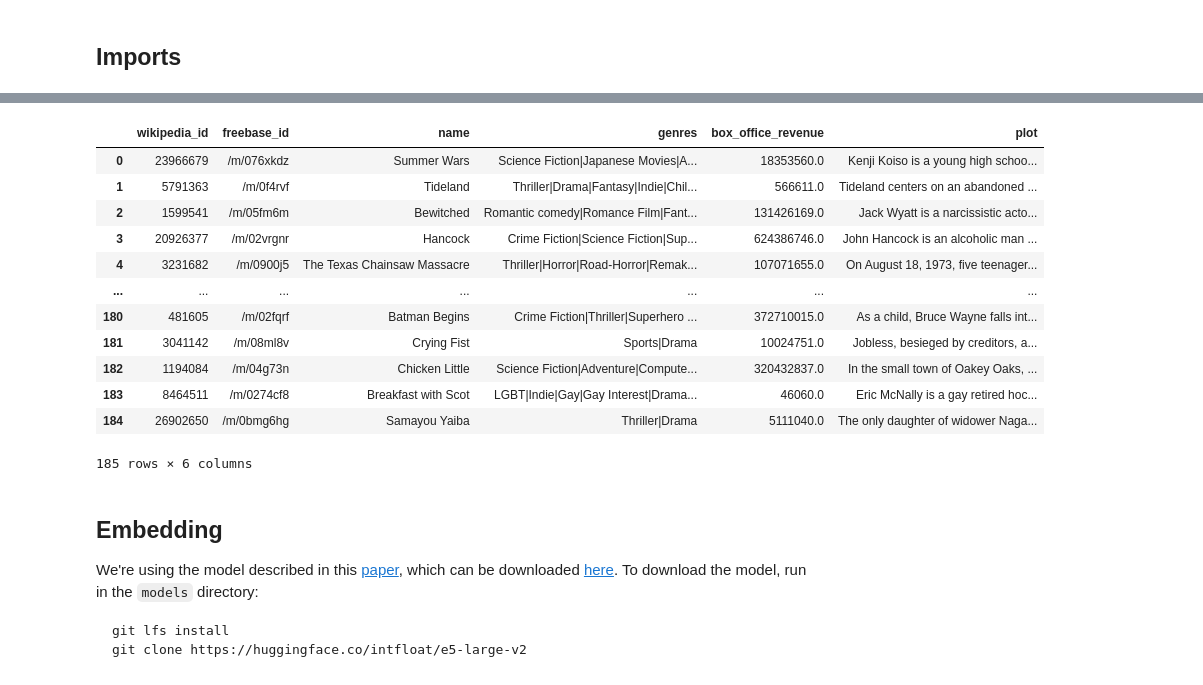
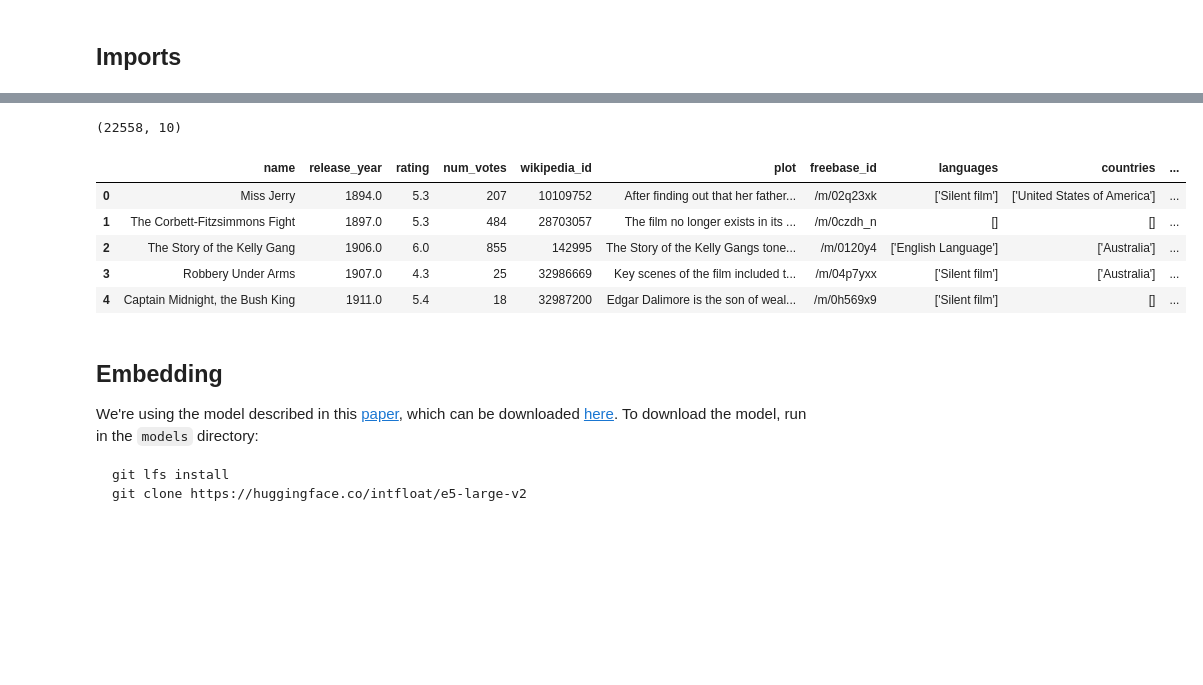
Before and after one commit to epfl-ada/ada-2023-project-adaroundtheworld2023, a Jupyter notebook: notebooks/embedding.ipynb, the cells around one changed output, grey strips where cells are left out. Cells and saved outputs as stored; diff of their text form; code cells hidden in the pictures; blank space fills up the shorter version.

```diff
--- a/notebooks/embedding.ipynb
+++ b/notebooks/embedding.ipynb
@@ -102,18 +33,12 @@ plot_df.head(5)
-# %%
-# let's now merge the DataFrames
-merged_df = genre_df.merge(plot_df, on='wikipedia_id', how='inner')
-merged_df
-# %% [output]
-|  | wikipedia_id | freebase_id | name | genres | box_office_revenue | plot |
-| 0 | 23966679 | /m/076xkdz | Summer Wars | Science Fiction|Japanese Movies|A... | 18353560.0 | Kenji Koiso is a young high schoo... |
-| 1 | 5791363 | /m/0f4rvf | Tideland | Thriller|Drama|Fantasy|Indie|Chil... | 566611.0 | Tideland centers on an abandoned ... |
-| 2 | 1599541 | /m/05fm6m | Bewitched | Romantic comedy|Romance Film|Fant... | 131426169.0 | Jack Wyatt is a narcissistic acto... |
-| 3 | 20926377 | /m/02vrgnr | Hancock | Crime Fiction|Science Fiction|Sup... | 624386746.0 | John Hancock is an alcoholic man ... |
-| 4 | 3231682 | /m/0900j5 | The Texas Chainsaw Massacre | Thriller|Horror|Road-Horror|Remak... | 107071655.0 | On August 18, 1973, five teenager... |
-| ... | ... | ... | ... | ... | ... | ... |
-| 180 | 481605 | /m/02fqrf | Batman Begins | Crime Fiction|Thriller|Superhero ... | 372710015.0 | As a child, Bruce Wayne falls int... |
-| 181 | 3041142 | /m/08ml8v | Crying Fist | Sports|Drama | 10024751.0 | Jobless, besieged by creditors, a... |
-| 182 | 1194084 | /m/04g73n | Chicken Little | Science Fiction|Adventure|Compute... | 320432837.0 | In the small town of Oakey Oaks, ... |
-| 183 | 8464511 | /m/0274cf8 | Breakfast with Scot | LGBT|Indie|Gay|Gay Interest|Drama... | 46060.0 | Eric McNally is a gay retired hoc... |
-| 184 | 26902650 | /m/0bmg6hg | Samayou Yaiba | Thriller|Drama | 5111040.0 | The only daughter of widower Naga... |
-185 rows × 6 columns
+# %%
+df = pd.read_csv('../data/processed/preprocessed.csv', index_col=0)
+print(df.shape)
+df.head(5)
+# %% [output]
+(22558, 10)
+|  | name | release_year | rating | num_votes | wikipedia_id | plot | freebase_id | languages | countries | ... |
+| 0 | Miss Jerry | 1894.0 | 5.3 | 207 | 10109752 | After finding out that her father... | /m/02q23xk | ['Silent film'] | ['United States of America'] | ... |
+| 1 | The Corbett-Fitzsimmons Fight | 1897.0 | 5.3 | 484 | 28703057 | The film no longer exists in its ... | /m/0czdh_n | [] | [] | ... |
+| 2 | The Story of the Kelly Gang | 1906.0 | 6.0 | 855 | 142995 | The Story of the Kelly Gangs tone... | /m/0120y4 | ['English Language'] | ['Australia'] | ... |
+| 3 | Robbery Under Arms | 1907.0 | 4.3 | 25 | 32986669 | Key scenes of the film included t... | /m/04p7yxx | ['Silent film'] | ['Australia'] | ... |
+| 4 | Captain Midnight, the Bush King | 1911.0 | 5.4 | 18 | 32987200 | Edgar Dalimore is the son of weal... | /m/0h569x9 | ['Silent film'] | [] | ... |
```
Also changed, not shown: parts of 33 cells of this notebook.
